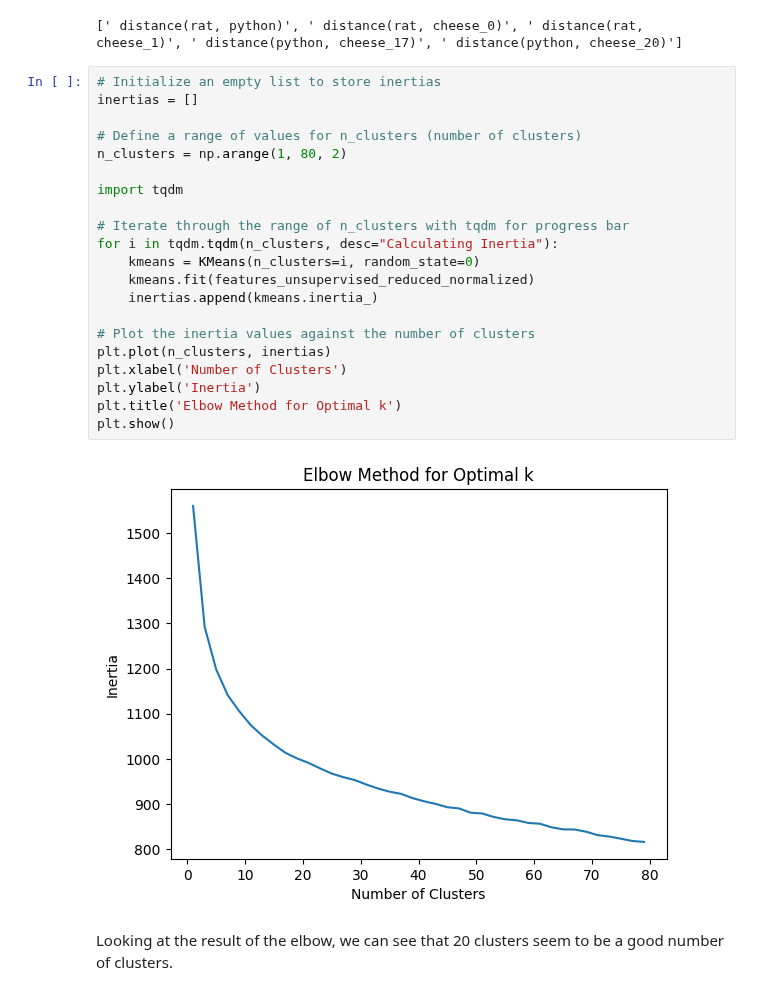
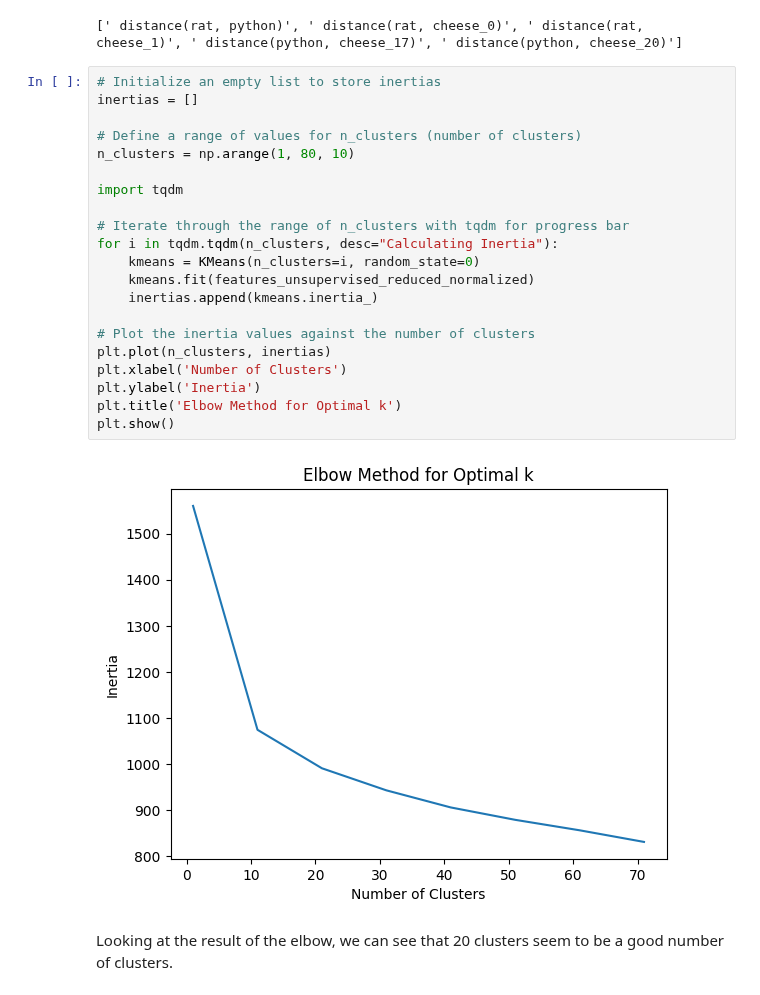
Before and after one commit to Gregsai/introduction-to-ai, a Jupyter notebook: session3/lab/Lab_3_presentation_2.ipynb, the cells around one changed output. Cells and saved outputs as stored; diff of their text form.

```diff
--- a/session3/lab/Lab_3_presentation_2.ipynb
+++ b/session3/lab/Lab_3_presentation_2.ipynb
@@ -239,26 +239,26 @@ features_unsupervised_reduced_normalized = normalize_df(features_unsupervised_re
 # %%
 # Initialize an empty list to store inertias
 inertias = []
 
 # Define a range of values for n_clusters (number of clusters)
-n_clusters = np.arange(1, 80, 2)
+n_clusters = np.arange(1, 80, 10)
 
 import tqdm
 
 # Iterate through the range of n_clusters with tqdm for progress bar
 for i in tqdm.tqdm(n_clusters, desc="Calculating Inertia"):
     kmeans = KMeans(n_clusters=i, random_state=0)
     kmeans.fit(features_unsupervised_reduced_normalized)
     inertias.append(kmeans.inertia_)
 
 # Plot the inertia values against the number of clusters
 plt.plot(n_clusters, inertias)
 plt.xlabel('Number of Clusters')
 plt.ylabel('Inertia')
 plt.title('Elbow Method for Optimal k')
 plt.show()
 # %% [output]
-[figure, old version]
+[figure, new version]
 # %% [markdown]
 Looking at the result of the elbow, we can see that 20 clusters seem to be a good number of clusters.
 # %%
```
Also changed, not shown: parts of 4 cells of this notebook.
